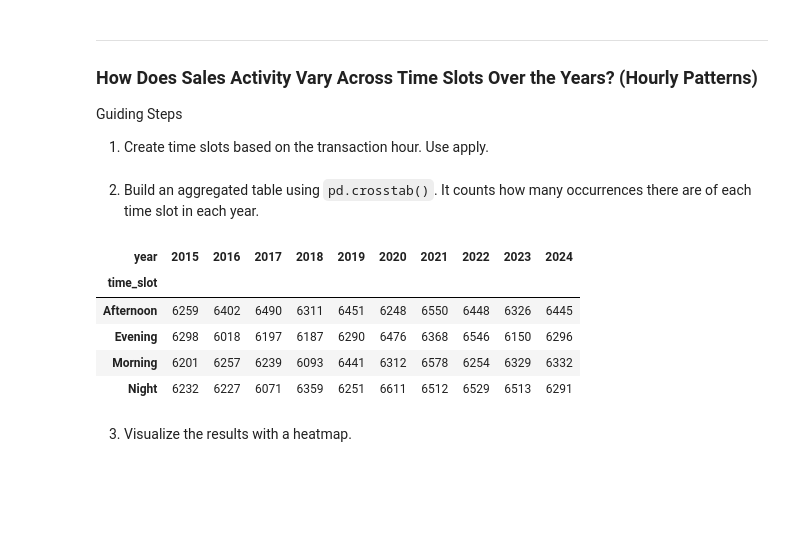
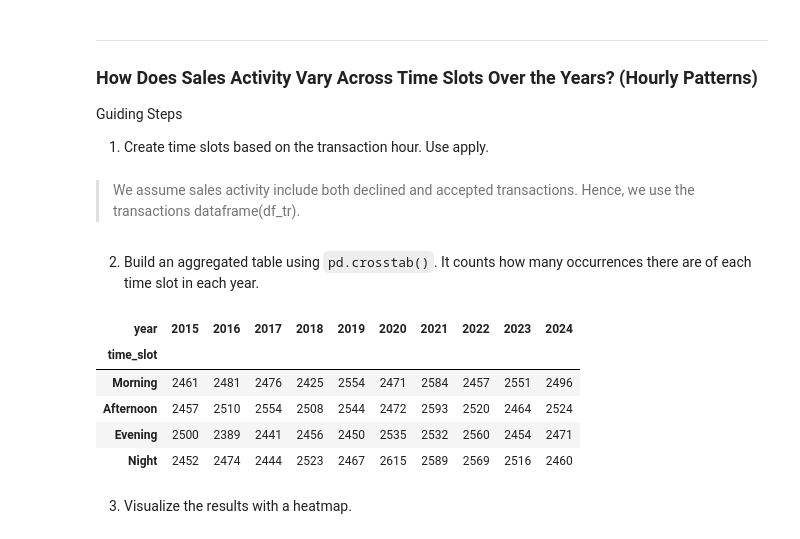
Before and after one commit to edupetitvalley/sprint9-python-graphs, a Jupyter notebook: sprint9.ipynb, the cells around one changed output. Saved outputs shown, nothing was run; the diff lists cells and outputs as text; code cells hidden in the pictures; blank space fills up the shorter version.

```diff
--- a/sprint9.ipynb
+++ b/sprint9.ipynb
@@ -799,6 +798,8 @@ Guiding Steps
 
 
 1. Create time slots based on the transaction hour. Use apply.
+# %% [markdown]
+> We assume sales activity include both declined and accepted transactions. Hence, we use the transactions dataframe(df_tr).
 # %%
 def get_time_slot (hour):
     if 0 <= hour <= 5:
@@ -810,22 +811,28 @@ def get_time_slot (hour):
     else:
         return "Evening"
 
-df_merged["time_slot"] = df_merged["hour"].apply(get_time_slot)
+df_tr["time_slot"] = df_tr["hour"].apply(get_time_slot)
+# df_merged["time_slot"] = df_tr["hour"].apply(get_time_slot)
 # %% [markdown]
 2. Build an aggregated table using `pd.crosstab()`. It counts how many occurrences there are of each time slot in each year.
 # %%
 time_slot_crosstab = pd.crosstab(
-    df_merged["time_slot"],
-    df_merged["year"]
+    df_tr["time_slot"],
+    df_tr["year"]
 )
+
+time_order = ['Morning', 'Afternoon', 'Evening', 'Night']
+
+time_slot_crosstab = time_slot_crosstab.reindex(time_order)
+
 time_slot_crosstab
 # %% [output]
 | year | 2015 | 2016 | 2017 | 2018 | 2019 | 2020 | 2021 | 2022 | 2023 | 2024 |
 | time_slot |  |  |  |  |  |  |  |  |  |  |
-| Afternoon | 6259 | 6402 | 6490 | 6311 | 6451 | 6248 | 6550 | 6448 | 6326 | 6445 |
-| Evening | 6298 | 6018 | 6197 | 6187 | 6290 | 6476 | 6368 | 6546 | 6150 | 6296 |
-| Morning | 6201 | 6257 | 6239 | 6093 | 6441 | 6312 | 6578 | 6254 | 6329 | 6332 |
-| Night | 6232 | 6227 | 6071 | 6359 | 6251 | 6611 | 6512 | 6529 | 6513 | 6291 |
+| Morning | 2461 | 2481 | 2476 | 2425 | 2554 | 2471 | 2584 | 2457 | 2551 | 2496 |
+| Afternoon | 2457 | 2510 | 2554 | 2508 | 2544 | 2472 | 2593 | 2520 | 2464 | 2524 |
+| Evening | 2500 | 2389 | 2441 | 2456 | 2450 | 2535 | 2532 | 2560 | 2454 | 2471 |
+| Night | 2452 | 2474 | 2444 | 2523 | 2467 | 2615 | 2589 | 2569 | 2516 | 2460 |
 # %% [markdown]
 3. Visualize the results with a heatmap.
 # %% [markdown]
```
Also changed, not shown: parts of 22 cells of this notebook.
